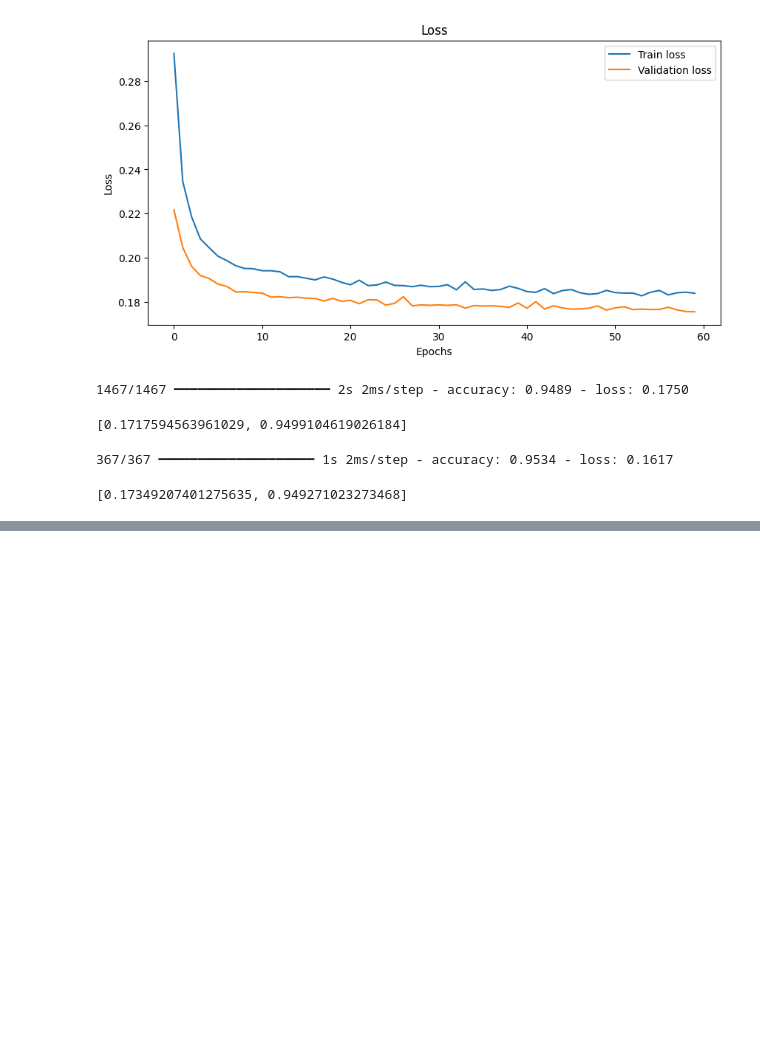
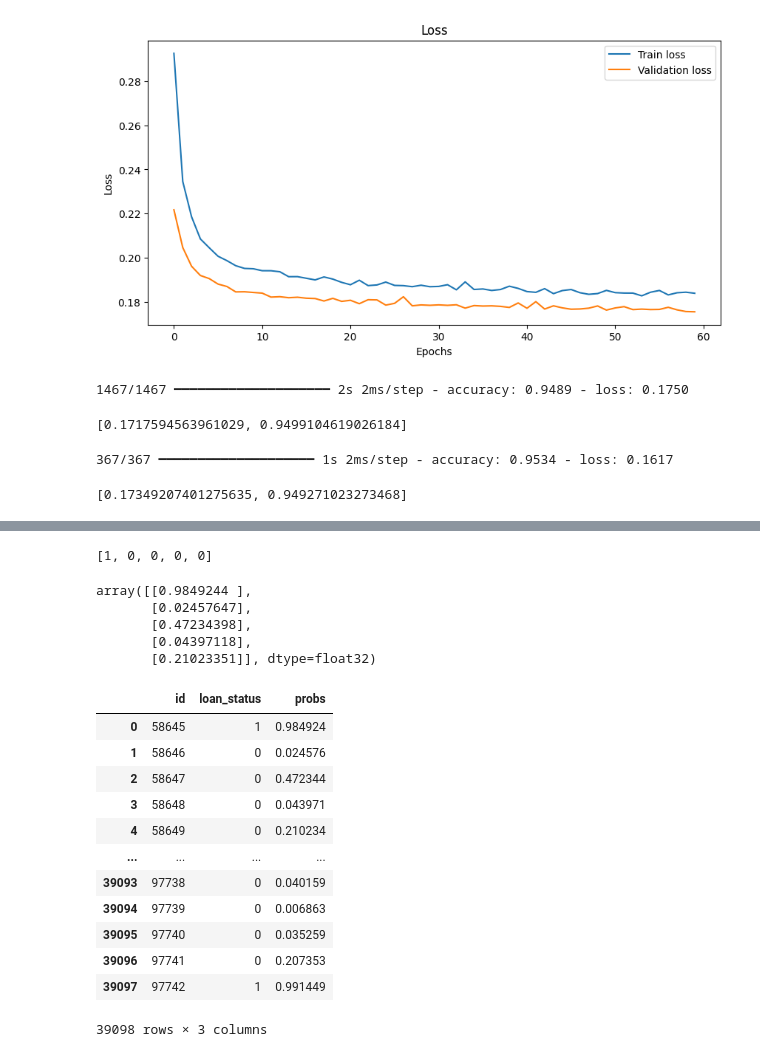
Before and after one commit to ravidas07/DeepLearning, a Jupyter notebook: BinaryClassification.ipynb, the cells around one changed output, grey strips where cells are left out. Saved outputs shown, nothing was run; the diff lists cells and outputs as text; code cells hidden in the pictures; blank space fills up the shorter version.

```diff
--- a/BinaryClassification.ipynb
+++ b/BinaryClassification.ipynb
@@ -203,0 +287,12 @@ model.evaluate(xtest, ytest)
+# %%
+preds[0:5]
+# %% [output]
+[1, 0, 0, 0, 0]
+# %%
+probs[0:5]
+# %% [output]
+array([[0.9849244 ],
+       [0.02457647],
+       [0.47234398],
+       [0.04397118],
+       [0.21023351]], dtype=float32)
@@ -203,0 +303,16 @@ model.evaluate(xtest, ytest)
+# %%
+res
+# %% [output]
+|  | id | loan_status | probs |
+| 0 | 58645 | 1 | 0.984924 |
+| 1 | 58646 | 0 | 0.024576 |
+| 2 | 58647 | 0 | 0.472344 |
+| 3 | 58648 | 0 | 0.043971 |
+| 4 | 58649 | 0 | 0.210234 |
+| ... | ... | ... | ... |
+| 39093 | 97738 | 0 | 0.040159 |
+| 39094 | 97739 | 0 | 0.006863 |
+| 39095 | 97740 | 0 | 0.035259 |
+| 39096 | 97741 | 0 | 0.207353 |
+| 39097 | 97742 | 1 | 0.991449 |
+39098 rows × 3 columns
```
Also changed, not shown: parts of 26 cells of this notebook.
